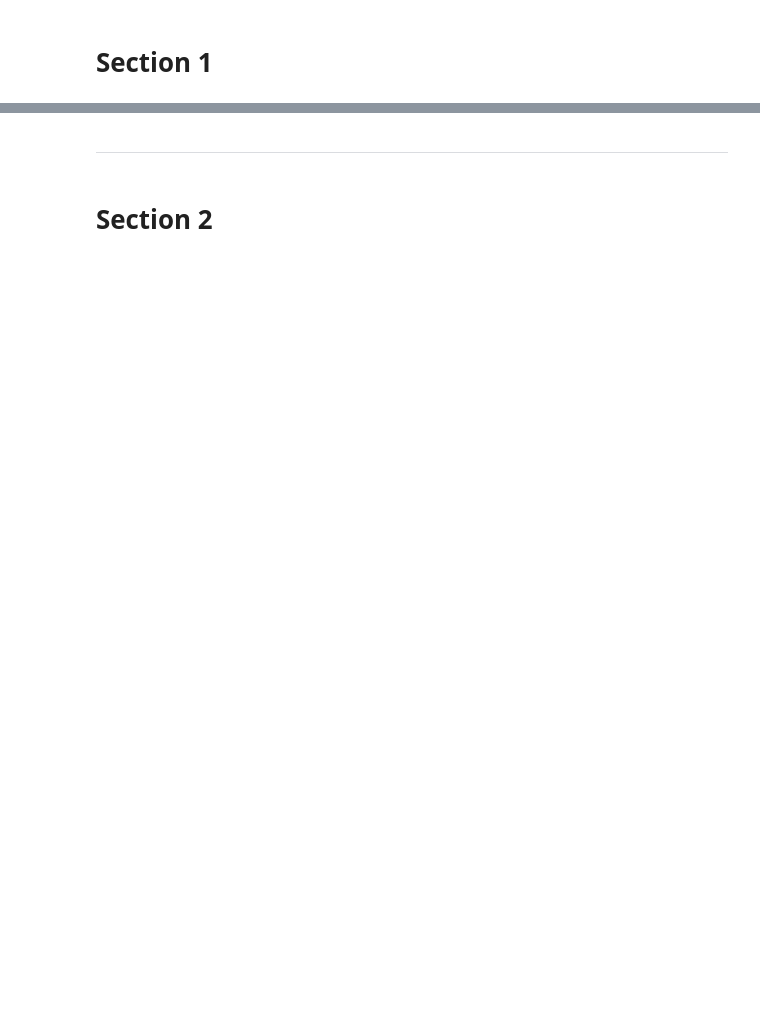
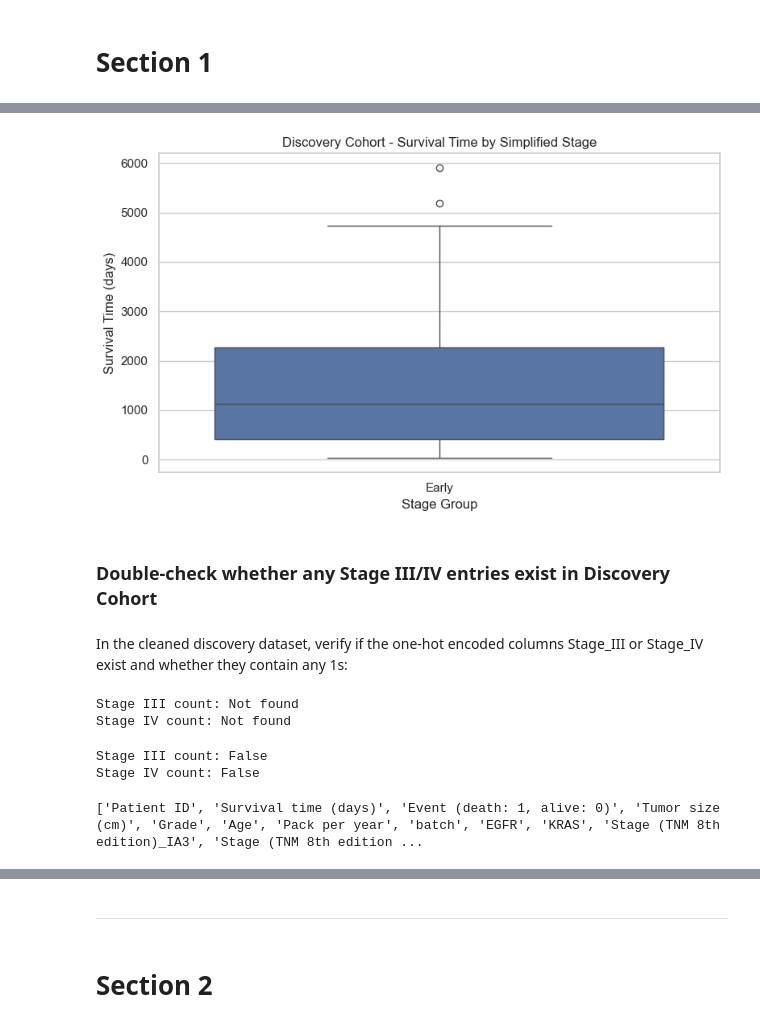
Before and after one commit to Petal-DA/clinical-survival-analysis, a Jupyter notebook: jupyter_notebooks/2_exploratory_analysis.ipynb, the cells around one changed output, grey strips where cells are left out. Cells and saved outputs as stored; diff of their text form; code cells hidden in the pictures; blank space fills up the shorter version.

```diff
--- a/jupyter_notebooks/2_exploratory_analysis.ipynb
+++ b/jupyter_notebooks/2_exploratory_analysis.ipynb
@@ -47,0 +112,38 @@ Section 1 content
+# %%
+# Simplify stage: Group I/II as 'Early', III/IV as 'Late'
+discovery['Simplified_Stage'] = discovery.apply(
+    lambda row: 'Late' if row.get('Stage_III', 0) == 1 or row.get('Stage_IV', 0) == 1 else 'Early',
+    axis=1
+)
+# %%
+# Plot survival time by simplified stage group
+plt.figure(figsize=(8, 5))
+sns.boxplot(x='Simplified_Stage', y='Time', data=discovery)
+plt.title("Discovery Cohort - Survival Time by Simplified Stage")
+plt.xlabel("Stage Group")
+plt.ylabel("Survival Time (days)")
+plt.tight_layout()
+plt.show()
+# %% [output]
+[figure, added]
+# %% [markdown]
+### Double-check whether any Stage III/IV entries exist in Discovery Cohort
+# %% [markdown]
+In the cleaned discovery dataset, verify if the one-hot encoded columns Stage_III or Stage_IV exist and whether they contain any 1s:
+# %%
+# Check for presence of Stage III and IV
+print("Stage III count:", discovery['Stage_III'].sum() if 'Stage_III' in discovery else 'Not found')
+print("Stage IV count:", discovery['Stage_IV'].sum() if 'Stage_IV' in discovery else 'Not found')
+# %% [output]
+Stage III count: Not found
+Stage IV count: Not found
+# %%
+print("Stage III count:", 'Stage_III' in validation.columns)
+print("Stage IV count:", 'Stage_IV' in validation.columns)
+# %% [output]
+Stage III count: False
+Stage IV count: False
+# %%
+print(validation.columns.tolist())
+# %% [output]
+['Patient ID', 'Survival time (days)', 'Event (death: 1, alive: 0)', 'Tumor size (cm)', 'Grade', 'Age', 'Pack per year', 'batch', 'EGFR', 'KRAS', 'Stage (TNM 8th edition)_IA3', 'Stage (TNM 8th edition ...
```
Also changed, not shown: parts of 28 cells of this notebook, 1 other file.
